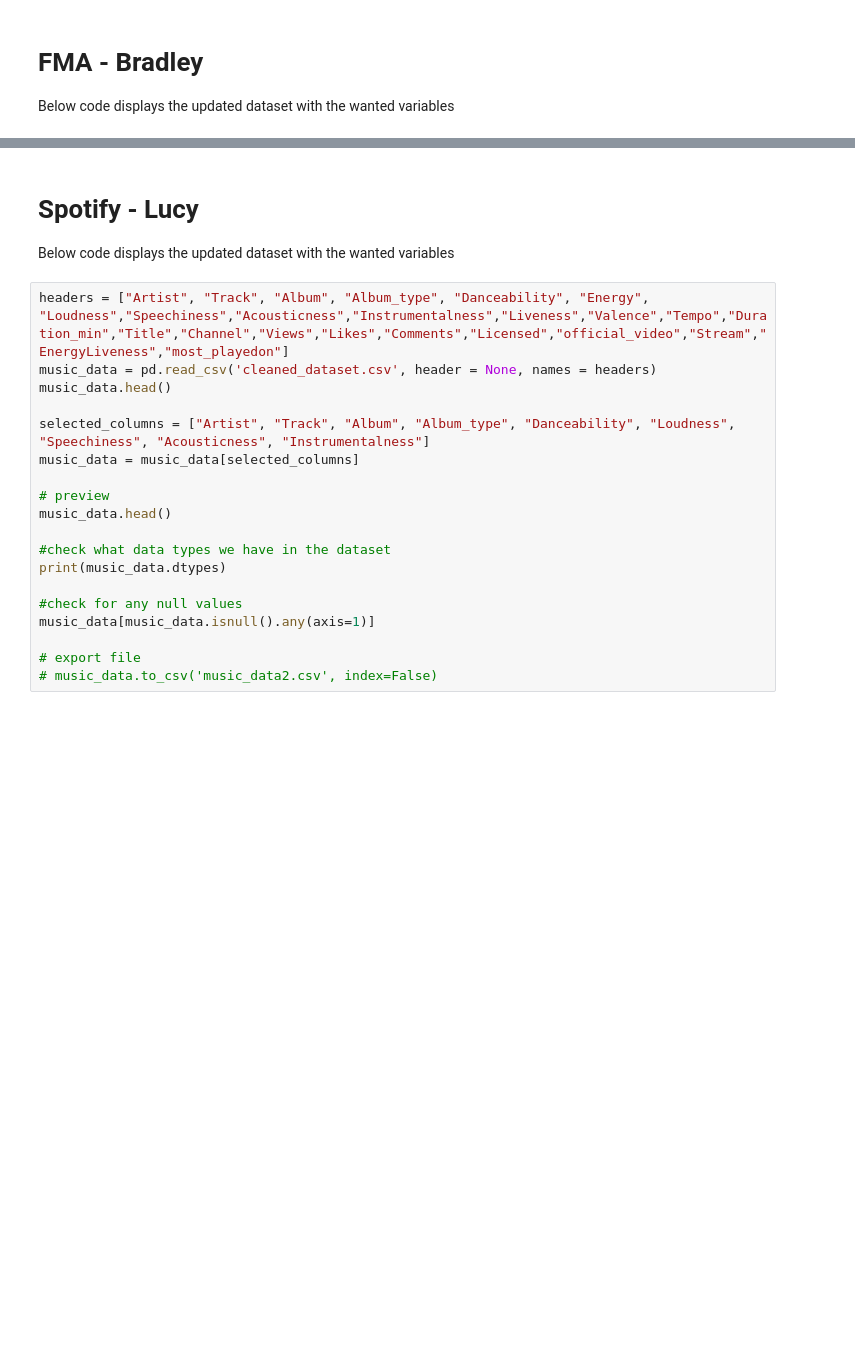
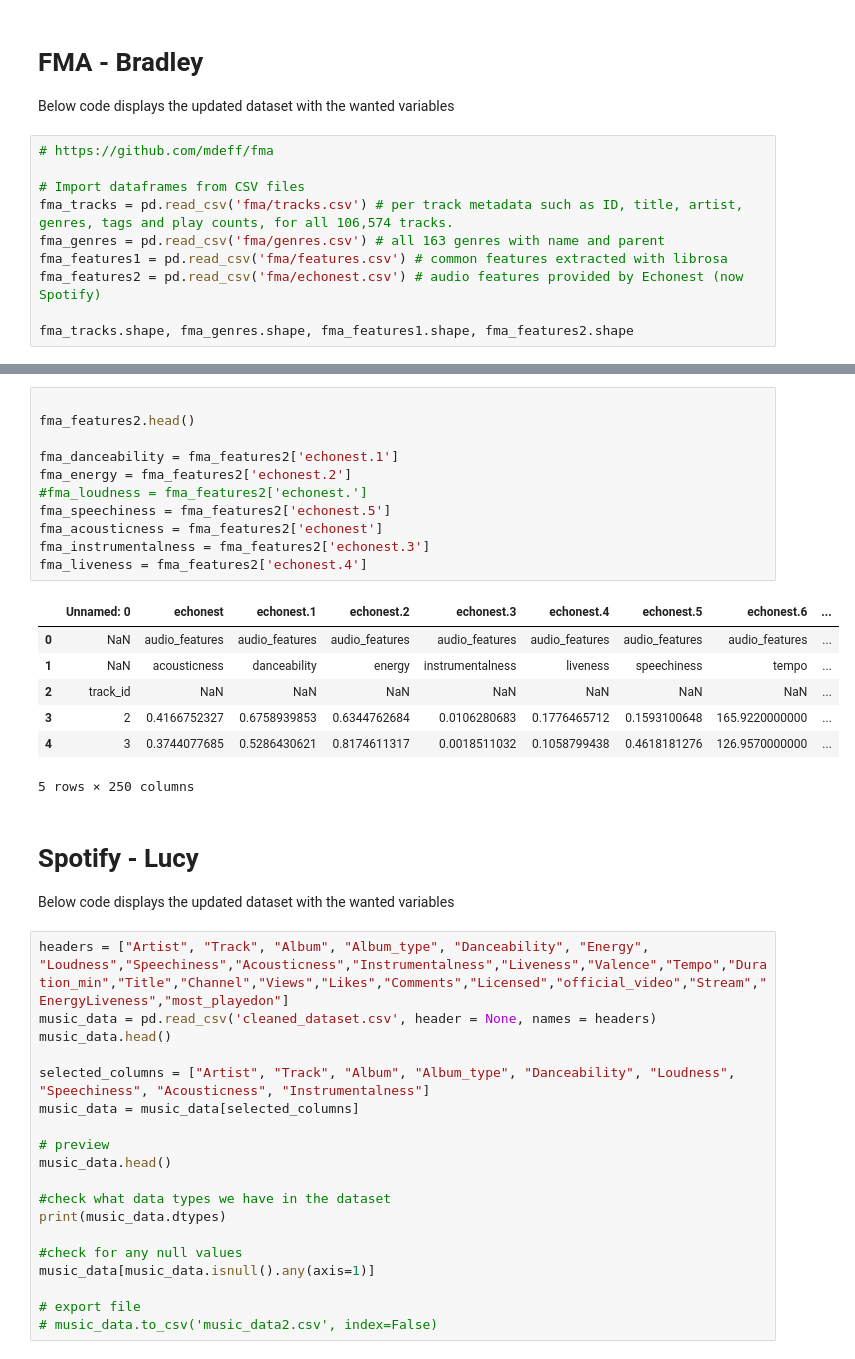
Before and after one commit to enriqfatima/COGS118B_Project, a Jupyter notebook: Data_Wrangling_groupXXX.ipynb, the cells around one changed output, grey strips where cells are left out. Drawn from its saved outputs; the diff is of its cells as text; blank space fills up the shorter version.

```diff
--- a/Data_Wrangling_groupXXX.ipynb
+++ b/Data_Wrangling_groupXXX.ipynb
@@ -20,3 +18,13 @@ import sklearn
 # %% [markdown]
 # FMA - Bradley
 Below code displays the updated dataset with the wanted variables
+# %%
+# https://github.com/mdeff/fma
+
+# Import dataframes from CSV files
+fma_tracks = pd.read_csv('fma/tracks.csv') # per track metadata such as ID, title, artist, genres, tags and play counts, for all 106,574 tracks.
+fma_genres = pd.read_csv('fma/genres.csv') # all 163 genres with name and parent
+fma_features1 = pd.read_csv('fma/features.csv') # common features extracted with librosa
+fma_features2 = pd.read_csv('fma/echonest.csv') # audio features provided by Echonest (now Spotify)
+
+fma_tracks.shape, fma_genres.shape, fma_features1.shape, fma_features2.shape
@@ -23,3 +115,22 @@ Below code displays the updated dataset with the wanted variables
+# %%
+
+fma_features2.head()
+
+fma_danceability = fma_features2['echonest.1']
+fma_energy = fma_features2['echonest.2']
+#fma_loudness = fma_features2['echonest.']
+fma_speechiness = fma_features2['echonest.5']
+fma_acousticness = fma_features2['echonest']
+fma_instrumentalness = fma_features2['echonest.3']
+fma_liveness = fma_features2['echonest.4']
+# %% [output]
+|  | Unnamed: 0 | echonest | echonest.1 | echonest.2 | echonest.3 | echonest.4 | echonest.5 | echonest.6 | ... |
+| 0 | NaN | audio_features | audio_features | audio_features | audio_features | audio_features | audio_features | audio_features | ... |
+| 1 | NaN | acousticness | danceability | energy | instrumentalness | liveness | speechiness | tempo | ... |
+| 2 | track_id | NaN | NaN | NaN | NaN | NaN | NaN | NaN | ... |
+| 3 | 2 | 0.4166752327 | 0.6758939853 | 0.6344762684 | 0.0106280683 | 0.1776465712 | 0.1593100648 | 165.9220000000 | ... |
+| 4 | 3 | 0.3744077685 | 0.5286430621 | 0.8174611317 | 0.0018511032 | 0.1058799438 | 0.4618181276 | 126.9570000000 | ... |
+5 rows × 250 columns
 # %% [markdown]
 # Spotify - Lucy
 Below code displays the updated dataset with the wanted variables
```
Also changed, not shown: parts of 11 cells of this notebook.
